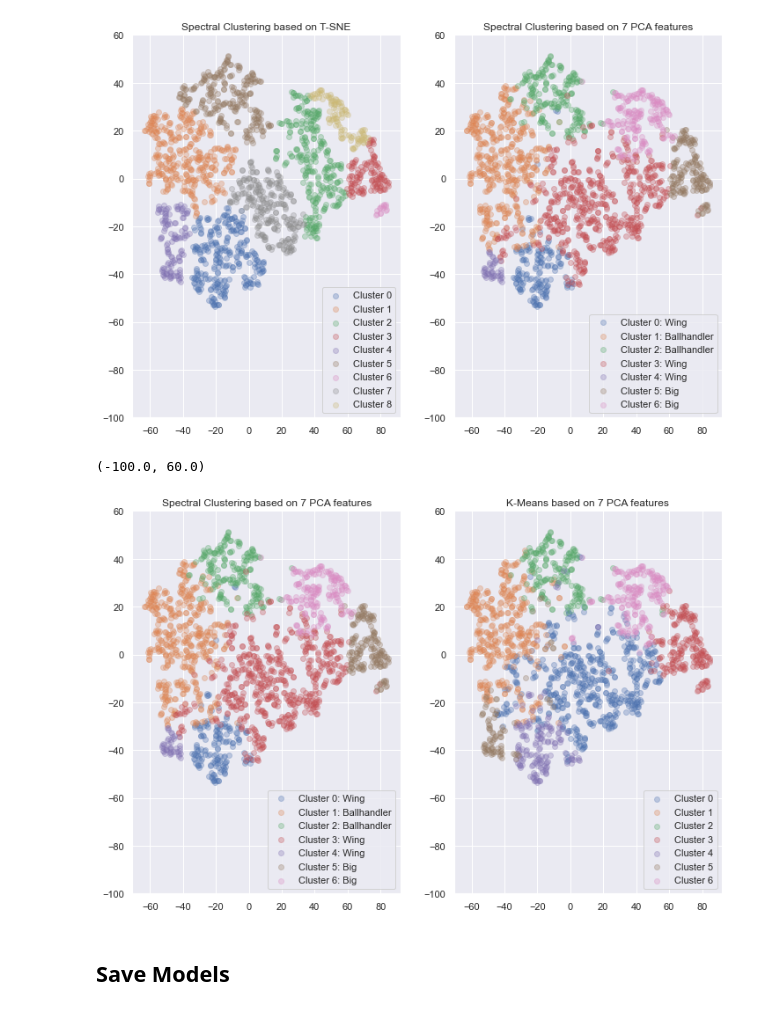
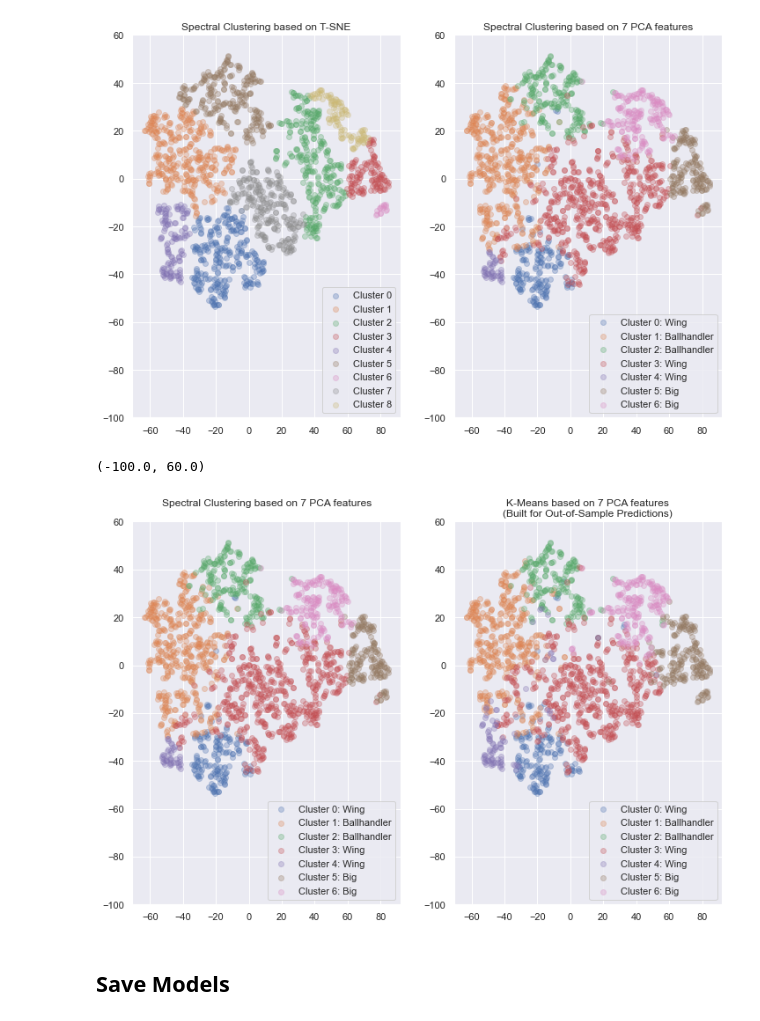
Before and after one commit to xulianrenzoku/synergy_clustering, a Jupyter notebook: nba_clustering_models.ipynb, the cells around one changed output. Cells and saved outputs as stored; diff of their text form; code cells hidden in the pictures.

Commit message:
Edit spectral clustering vs k-means plot

```diff
--- a/nba_clustering_models.ipynb
+++ b/nba_clustering_models.ipynb
@@ -1023,36 +1023,46 @@ Text(0.5, 1.0, 'Spectral Clustering based on 7 PCA features')
 [figure]
 # %%
 figsize(12, 8)
+
+cluster_map_km_to_sc = {0: 3,
+                        1: 1,
+                        2: 2,
+                        3: 5,
+                        4: 0,
+                        5: 4,
+                        6: 6}
 
 n_clusters = 7
 
 plt.subplot(1, 2, 1)
 sc = SpectralClustering(n_clusters=n_clusters, affinity='nearest_neighbors',
                         random_state=42)
 labels = sc.fit_predict(X_transformed)
 for i in range(n_clusters):
     cluster_index = [j for j in range(len(labels)) if labels[j] == i]
     plt.scatter(X_tsne[cluster_index, 0],
                 X_tsne[cluster_index, 1],
                 label=f'Cluster {i}: {cluster_dict[i]}', alpha=0.3)
 plt.legend(loc='lower right')
 plt.ylim(-100, 60)
-plt.title(f'Spectral Clustering based on {n_clusters} PCA features')
+plt.title(f'Spectral Clustering based on {n_clusters} PCA features\n')
 
 plt.subplot(1, 2, 2)
 km = KMeans(n_clusters=n_clusters, random_state=42)
 labels = km.fit_predict(X_transformed)
+labels = [cluster_map_km_to_sc[label] for label in labels]
 for i in range(n_clusters):
     cluster_index = [j for j in range(len(labels)) if labels[j] == i]
     plt.scatter(X_tsne[cluster_index, 0],
                 X_tsne[cluster_index, 1],
-                label=f'Cluster {i}', alpha=0.3)
-plt.title(f'K-Means based on {n_clusters} PCA features')
+                label=f'Cluster {i}: {cluster_dict[i]}', alpha=0.3)
+oos = '(Built for Out-of-Sample Predictions)'
+plt.title(f'K-Means based on {n_clusters} PCA features\n{oos}')
 plt.legend(loc='lower right')
 plt.ylim(-100, 60)
 # %% [output]
 (-100.0, 60.0)
-[figure, old version]
+[figure, new version]
 # %% [markdown]
 ## Save Models
 # %%
```
Also changed, not shown: parts of 2 cells of this notebook.
